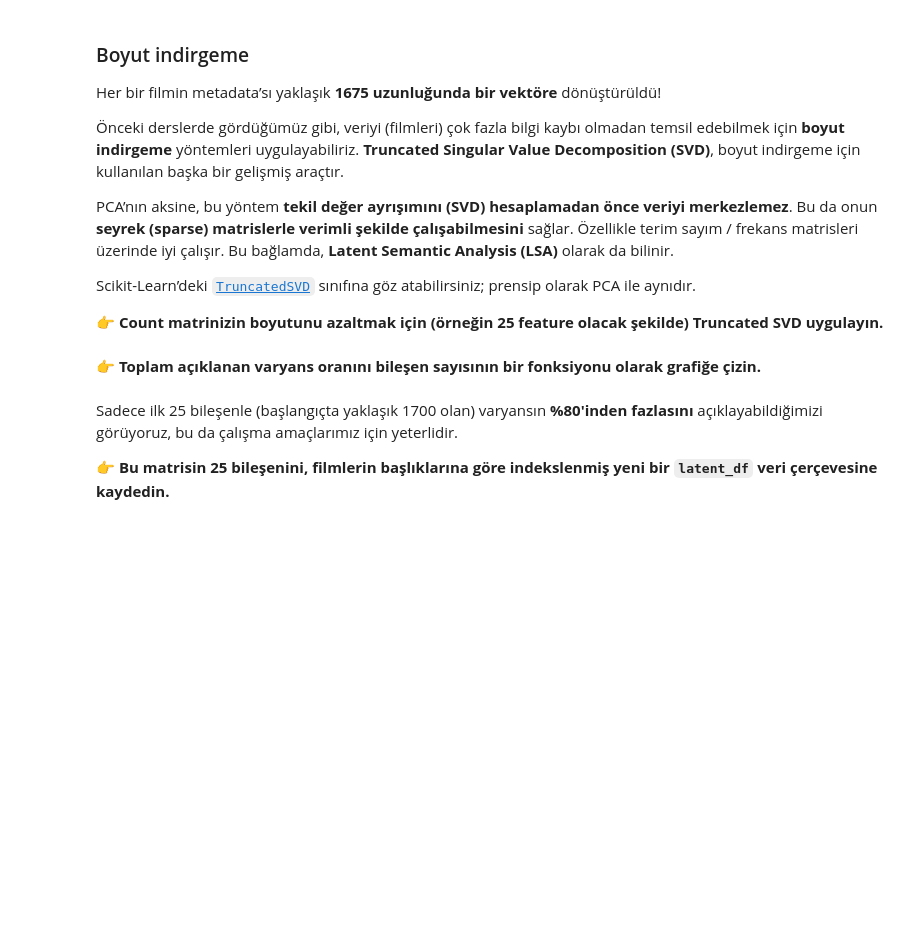
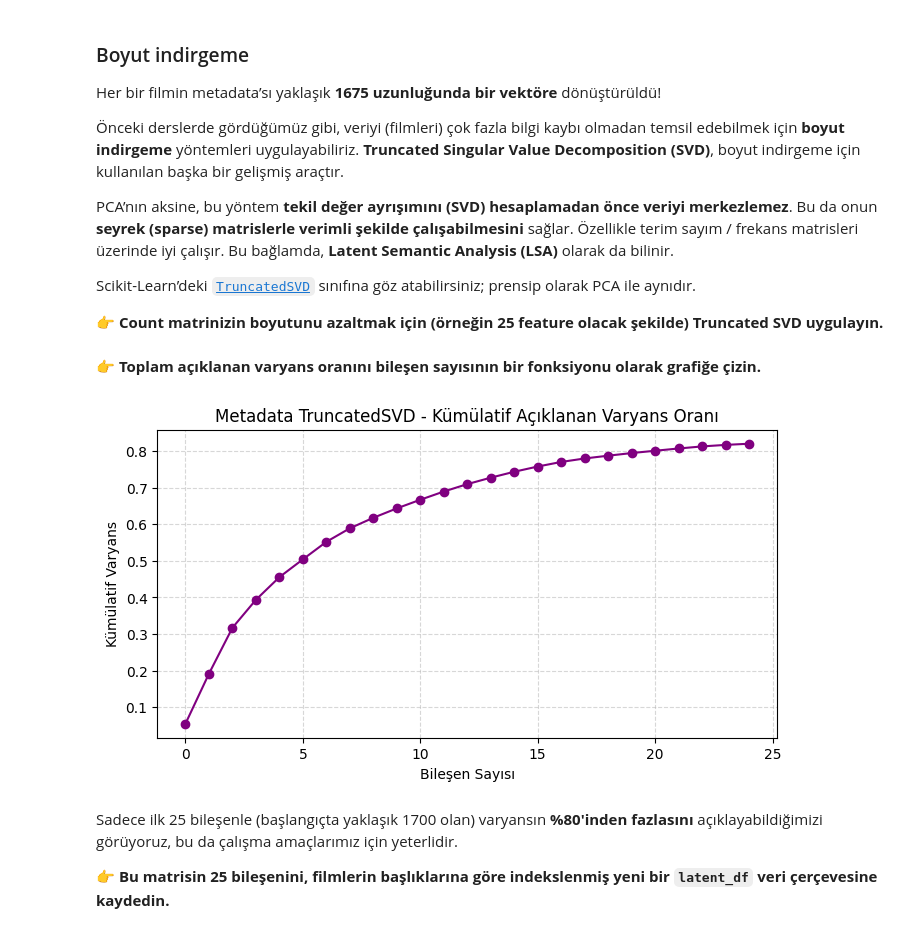
Before and after one commit to ozge-karadeniiz/S17D3-S-data-movie-recommendation, a Jupyter notebook: recommender-system.ipynb, the cells around one changed output. Saved outputs shown, nothing was run; the diff lists cells and outputs as text; code cells hidden in the pictures; blank space fills up the shorter version.

Commit message:
Complete metadata latent matrix step with TruncatedSVD

```diff
--- a/recommender-system.ipynb
+++ b/recommender-system.ipynb
@@ -177,3 +175,9 @@ Her satır, ilgili filme ait **frekans vektörünü** temsil edecektir.
+# %%
+from sklearn.feature_extraction.text import CountVectorizer
+
+cv = CountVectorizer(stop_words='english')
+count_matrix = cv.fit_transform(merged_df['metadata'])
+count_df = pd.DataFrame(count_matrix.toarray(), index=merged_df['title'])
 # %% [markdown]
 ### Boyut indirgeme
 
@@ -191,2 +193,7 @@ __👉 **Count matrinizin boyutunu azaltmak için (örneğin 25 feature olacak
+# %%
+from sklearn.decomposition import TruncatedSVD
+
+svd = TruncatedSVD(n_components=25, random_state=42)
+latent_matrix = svd.fit_transform(count_df)
 # %% [markdown]
 👉 **Toplam açıklanan varyans oranını bileşen sayısının bir fonksiyonu olarak grafiğe çizin.**
@@ -195,3 +200,13 @@ __👉 **Count matrinizin boyutunu azaltmak için (örneğin 25 feature olacak
+# %%
+plt.figure(figsize=(8, 4))
+plt.plot(np.cumsum(svd.explained_variance_ratio_), marker='o', color='purple')
+plt.title("Metadata TruncatedSVD - Kümülatif Açıklanan Varyans Oranı")
+plt.xlabel("Bileşen Sayısı")
+plt.ylabel("Kümülatif Varyans")
+plt.grid(True, linestyle='--', alpha=0.5)
+plt.show()
+# %% [output]
+[figure, added]
 # %% [markdown]
 Sadece ilk 25 bileşenle (başlangıçta yaklaşık 1700 olan) varyansın **%80'inden fazlasını** açıklayabildiğimizi görüyoruz, bu da çalışma amaçlarımız için yeterlidir.
 
```
Also changed, not shown: parts of 6 cells of this notebook, 1 other file.
